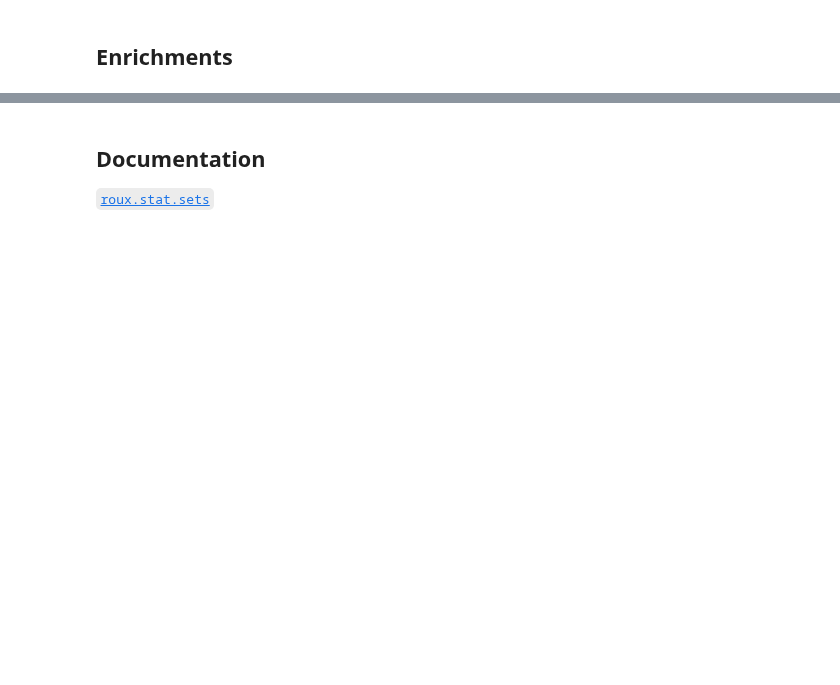
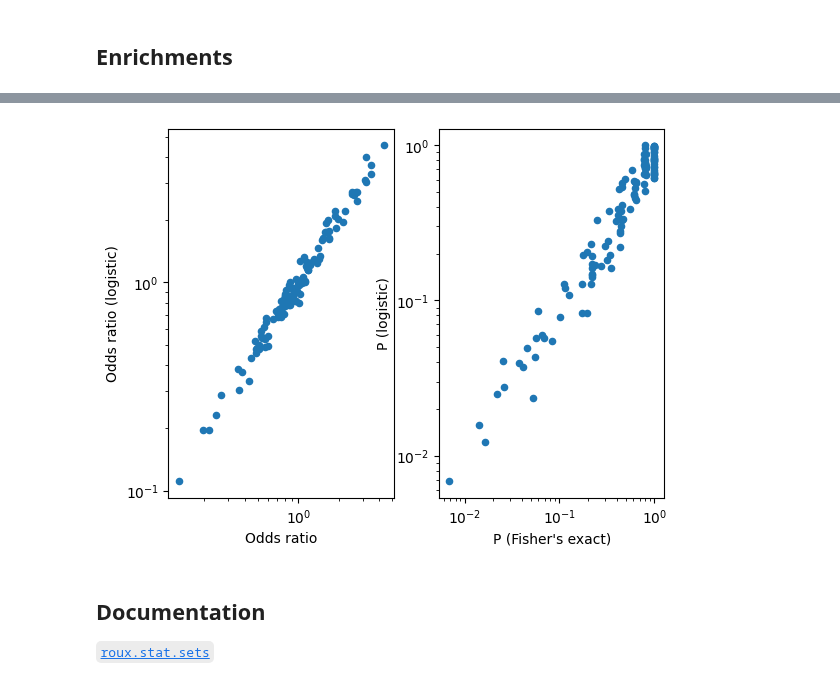
Before and after one commit to rraadd88/roux, a Jupyter notebook: examples/roux_stat_sets.ipynb, the cells around one changed output, grey strips where cells are left out. Drawn from its saved outputs; the diff is of its cells as text; code cells hidden in the pictures; blank space fills up the shorter version.

```diff
--- a/examples/roux_stat_sets.ipynb
+++ b/examples/roux_stat_sets.ipynb
@@ -68,0 +107,13 @@ get_enrichment(
+# %%
+from roux.stat.sets import get_enrichment
+df_=get_enrichment(
+    df1=df1, # containing items to test
+    df2=df2, # containing items in the sets
+    colid='item', ## item id
+    colset='set', ## column with sets
+    coltest='test', ## column with tests
+    background=100, ## background size i.e. possible max. unique items in sets
+    test_type=['Fisher','logistic'],
+    df_covars=df_covars,
+    )
+df_
@@ -69,3 +138,21 @@ get_enrichment(
+# %%
+from roux.viz.figure import get_ax
+_=df_.plot.scatter(
+    x='Odds ratio',
+    y='Odds ratio (logistic)',
+    logx=True,
+    logy=True,
+    ax=get_ax('gca'),
+)
+_=df_.plot.scatter(
+    x="P (Fisher's exact)",
+    y='P (logistic)',
+    logx=True,
+    logy=True,
+    ax=get_ax('gca'),
+)
+# %% [output]
+[figure, added]
 # %% [markdown]
 ## Documentation
 [`roux.stat.sets`](https://github.com/rraadd88/roux#module-rouxstatsets)
```
Also changed, not shown: parts of 9 cells of this notebook, 7 other files.
